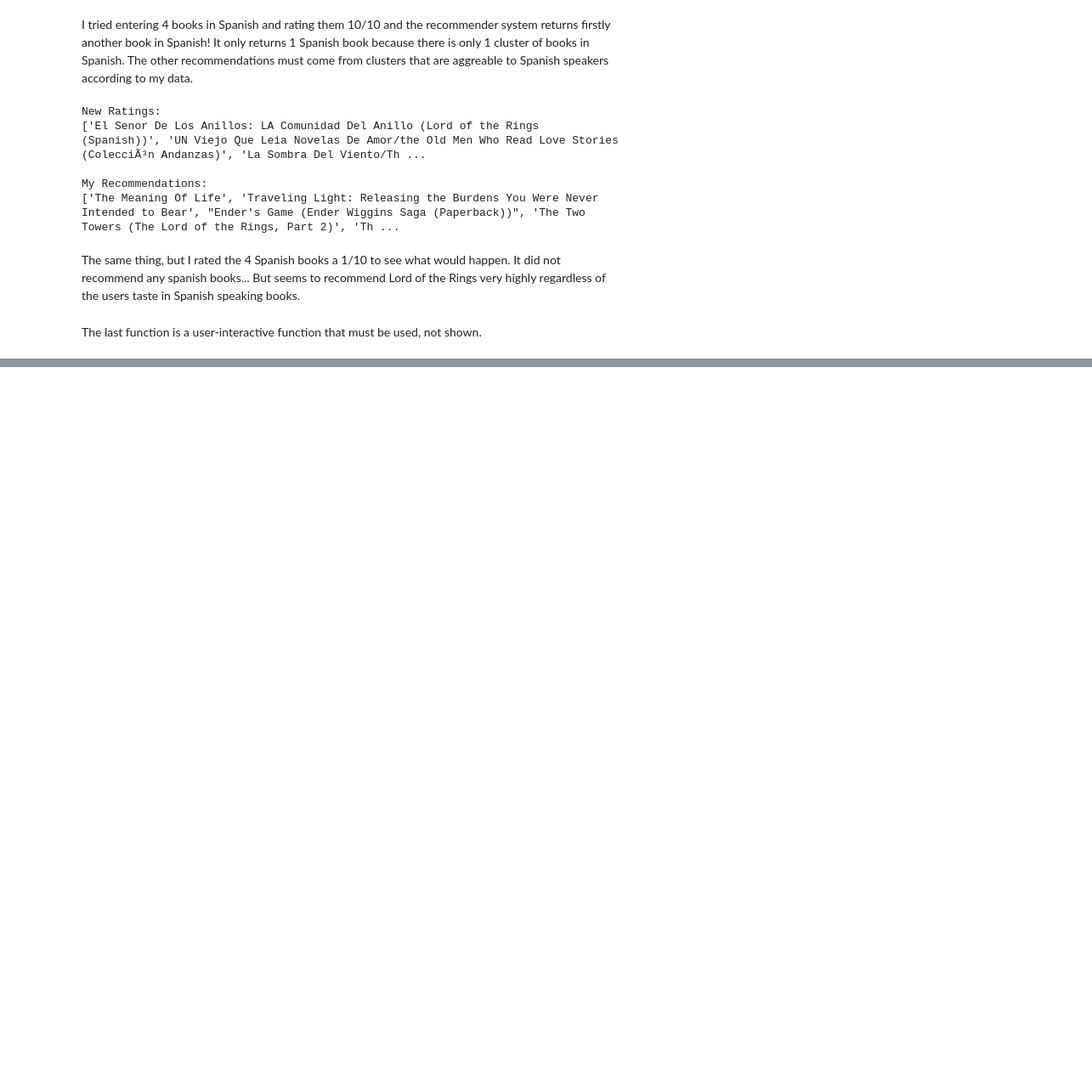
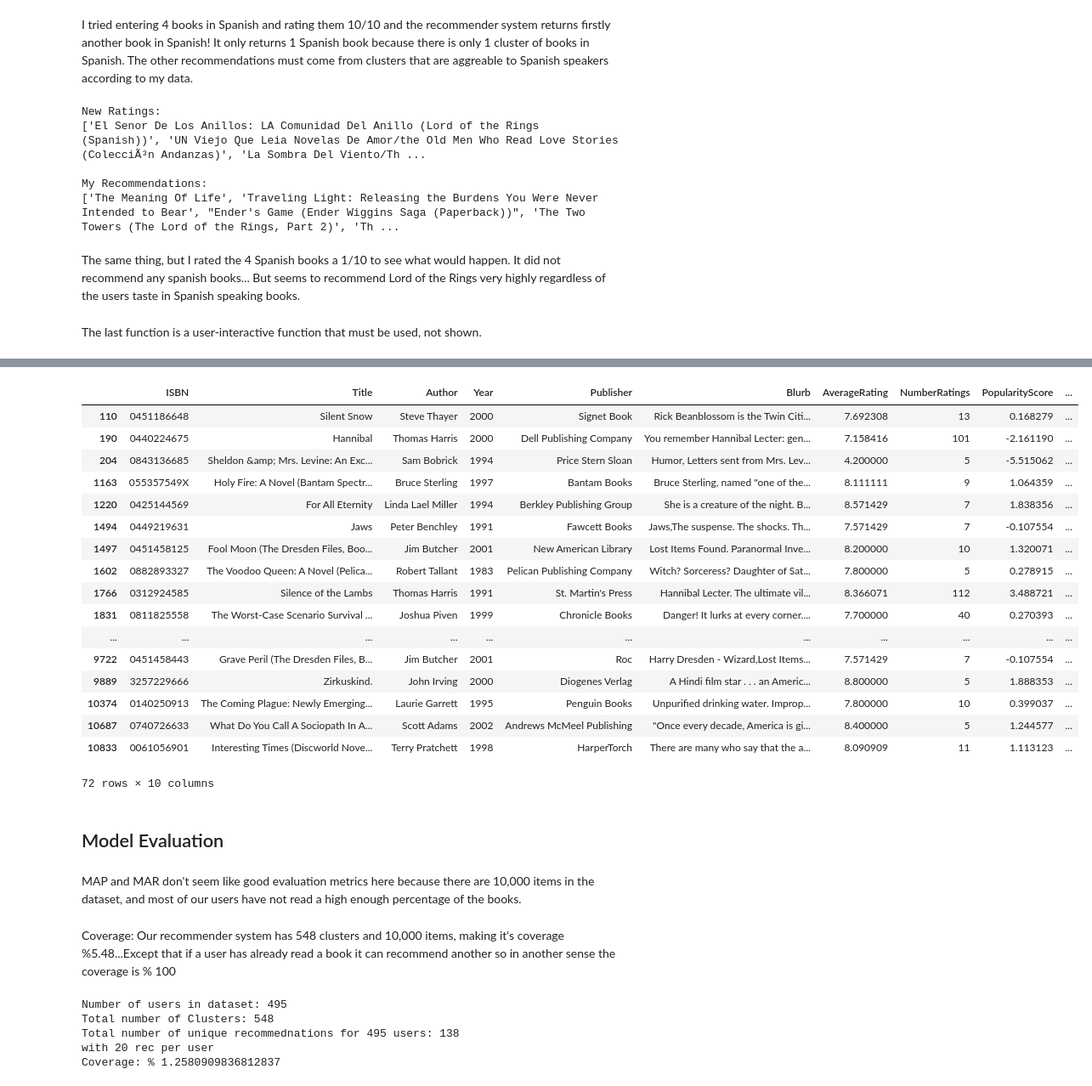
Before and after one commit to joedobrow/FinalCapstone, a Jupyter notebook: ModelExecution.ipynb, the cells around one changed output, grey strips where cells are left out. Shown: that part at 85% size. Saved outputs shown, nothing was run; the diff lists cells and outputs as text; code cells hidden in the pictures; blank space fills up the shorter version.

```diff
--- a/ModelExecution.ipynb
+++ b/ModelExecution.ipynb
@@ -190,0 +310,53 @@ The last function is a user-interactive function that must be used, not shown.
+# %%
+df_books[df_books.Cluster == 216]
+# %% [output]
+|  | ISBN | Title | Author | Year | Publisher | Blurb | AverageRating | NumberRatings | PopularityScore | ... |
+| 110 | 0451186648 | Silent Snow | Steve Thayer | 2000 | Signet Book | Rick Beanblossom is the Twin Citi... | 7.692308 | 13 | 0.168279 | ... |
+| 190 | 0440224675 | Hannibal | Thomas Harris | 2000 | Dell Publishing Company | You remember Hannibal Lecter: gen... | 7.158416 | 101 | -2.161190 | ... |
+| 204 | 0843136685 | Sheldon &amp; Mrs. Levine: An Exc... | Sam Bobrick | 1994 | Price Stern Sloan | Humor, Letters sent from Mrs. Lev... | 4.200000 | 5 | -5.515062 | ... |
+| 1163 | 055357549X | Holy Fire: A Novel (Bantam Spectr... | Bruce Sterling | 1997 | Bantam Books | Bruce Sterling, named "one of the... | 8.111111 | 9 | 1.064359 | ... |
+| 1220 | 0425144569 | For All Eternity | Linda Lael Miller | 1994 | Berkley Publishing Group | She is a creature of the night. B... | 8.571429 | 7 | 1.838356 | ... |
+| 1494 | 0449219631 | Jaws | Peter Benchley | 1991 | Fawcett Books | Jaws,The suspense. The shocks. Th... | 7.571429 | 7 | -0.107554 | ... |
+| 1497 | 0451458125 | Fool Moon (The Dresden Files, Boo... | Jim Butcher | 2001 | New American Library | Lost Items Found. Paranormal Inve... | 8.200000 | 10 | 1.320071 | ... |
+| 1602 | 0882893327 | The Voodoo Queen: A Novel (Pelica... | Robert Tallant | 1983 | Pelican Publishing Company | Witch? Sorceress? Daughter of Sat... | 7.800000 | 5 | 0.278915 | ... |
+| 1766 | 0312924585 | Silence of the Lambs | Thomas Harris | 1991 | St. Martin's Press | Hannibal Lecter. The ultimate vil... | 8.366071 | 112 | 3.488721 | ... |
+| 1831 | 0811825558 | The Worst-Case Scenario Survival ... | Joshua Piven | 1999 | Chronicle Books | Danger! It lurks at every corner.... | 7.700000 | 40 | 0.270393 | ... |
+| ... | ... | ... | ... | ... | ... | ... | ... | ... | ... | ... |
+| 9722 | 0451458443 | Grave Peril (The Dresden Files, B... | Jim Butcher | 2001 | Roc | Harry Dresden - Wizard,Lost Items... | 7.571429 | 7 | -0.107554 | ... |
+| 9889 | 3257229666 | Zirkuskind. | John Irving | 2000 | Diogenes Verlag | A Hindi film star . . . an Americ... | 8.800000 | 5 | 1.888353 | ... |
+| 10374 | 0140250913 | The Coming Plague: Newly Emerging... | Laurie Garrett | 1995 | Penguin Books | Unpurified drinking water. Improp... | 7.800000 | 10 | 0.399037 | ... |
+| 10687 | 0740726633 | What Do You Call A Sociopath In A... | Scott Adams | 2002 | Andrews McMeel Publishing | "Once every decade, America is gi... | 8.400000 | 5 | 1.244577 | ... |
+| 10833 | 0061056901 | Interesting Times (Discworld Nove... | Terry Pratchett | 1998 | HarperTorch | There are many who say that the a... | 8.090909 | 11 | 1.113123 | ... |
+72 rows × 10 columns
+# %% [markdown]
+<h2> Model Evaluation </h2>
+# %% [markdown]
+MAP and MAR don't seem like good evaluation metrics here because there are 10,000 items in the dataset, and most of our users have not read a high enough percentage of the books.
+# %% [markdown]
+Coverage: Our recommender system has 548 clusters and 10,000 items, making it's coverage %5.48...Except that if a user has already read a book it can recommend another so in another sense the coverage is % 100
+# %%
+SVD_FACTORS = 50
+SVD_EPOCHS  = 12
+num_users = len(df_ratings.User.unique())
+recs_per_user = 20
+
+print('Number of users in dataset:', num_users)
+print('Total number of Clusters:', len(df_books.Cluster.unique()))
+
+user_vectors = np.zeros((num_users, len(df_books)))
+user_ids = df_ratings.User.unique()[:num_users]
+unique_recommendations = []
+for userid in range(num_users):
+    recommendations = recommend_books_for_userid(user_ids[userid], recs_per_user)
+    for rec in recommendations:
+        if recnot in unique_recommendations:
+            unique_recommendations.append(rec)
+print('Total number of unique recommednations for {} users:'.format(num_users), len(unique_recommendations))
+print('with {} rec per user'.format(recs_per_user))
+print('Coverage: %', 100 * len(unique_recommendations) / len(df_books))
+# %% [output]
+Number of users in dataset: 495
+Total number of Clusters: 548
+Total number of unique recommednations for 495 users: 138
+with 20 rec per user
+Coverage: % 1.2580909836812837
```
Also changed, not shown: parts of 16 cells of this notebook.
